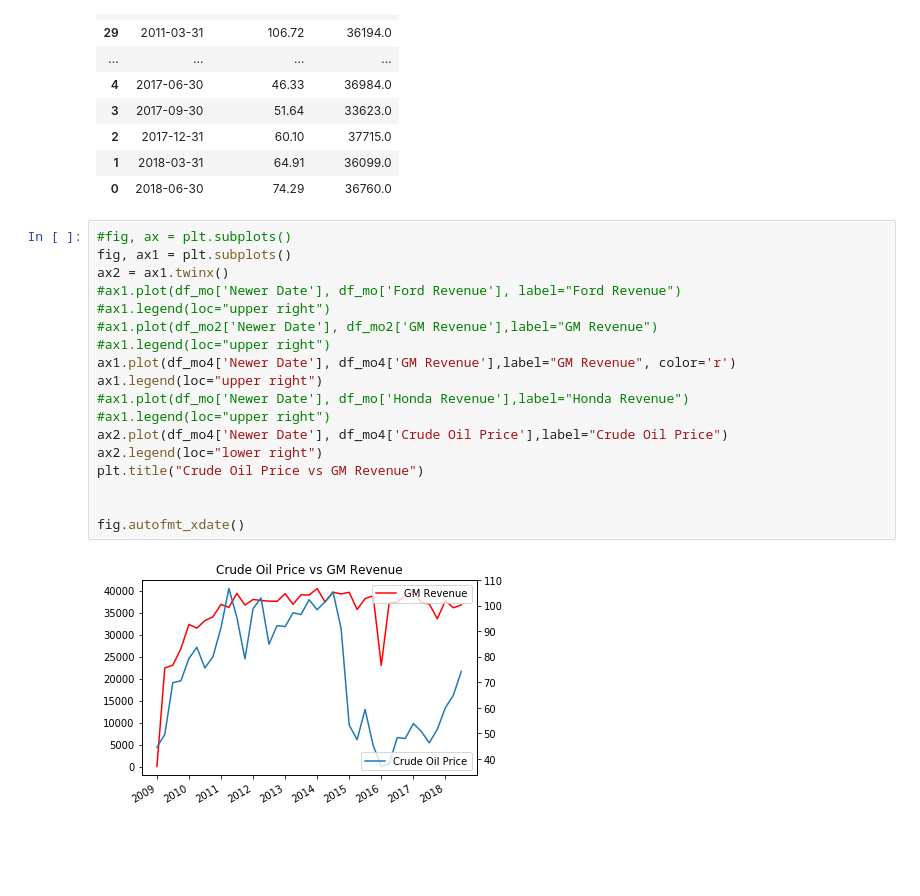
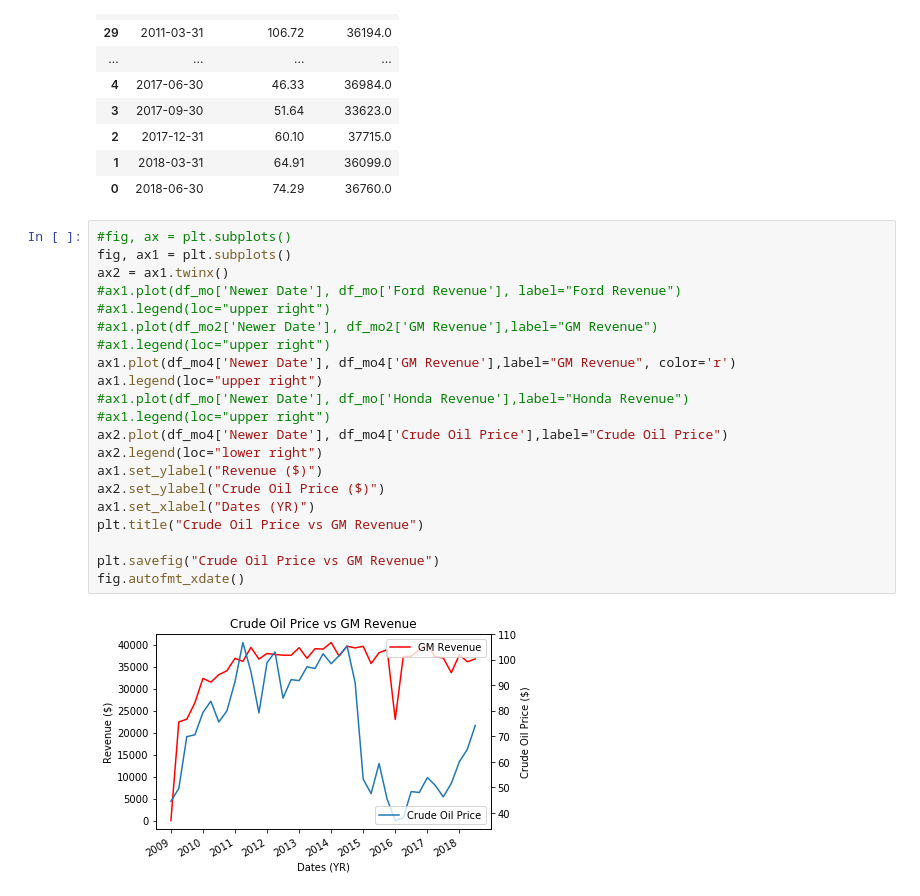
Before and after one commit to SamLingle/Oil-Price-X-Auto-Industry, a Jupyter notebook: Merged_Financials-Final.ipynb, the cells around one changed output. Saved outputs shown, nothing was run; the diff lists cells and outputs as text; blank space fills up the shorter version.

```diff
--- a/Merged_Financials-Final.ipynb
+++ b/Merged_Financials-Final.ipynb
@@ -313,20 +322,23 @@ df_mo4
 # %%
 #fig, ax = plt.subplots()
 fig, ax1 = plt.subplots()
 ax2 = ax1.twinx()
 #ax1.plot(df_mo['Newer Date'], df_mo['Ford Revenue'], label="Ford Revenue")
 #ax1.legend(loc="upper right")
 #ax1.plot(df_mo2['Newer Date'], df_mo2['GM Revenue'],label="GM Revenue")
 #ax1.legend(loc="upper right")
 ax1.plot(df_mo4['Newer Date'], df_mo4['GM Revenue'],label="GM Revenue", color='r')
 ax1.legend(loc="upper right")
 #ax1.plot(df_mo['Newer Date'], df_mo['Honda Revenue'],label="Honda Revenue")
 #ax1.legend(loc="upper right")
 ax2.plot(df_mo4['Newer Date'], df_mo4['Crude Oil Price'],label="Crude Oil Price")
 ax2.legend(loc="lower right")
+ax1.set_ylabel("Revenue ($)")
+ax2.set_ylabel("Crude Oil Price ($)")
+ax1.set_xlabel("Dates (YR)")
 plt.title("Crude Oil Price vs GM Revenue")
 
-
+plt.savefig("Crude Oil Price vs GM Revenue")
 fig.autofmt_xdate()
 # %% [output]
-[figure, old version]
+[figure, new version]
```
Also changed, not shown: parts of 3 cells of this notebook.
